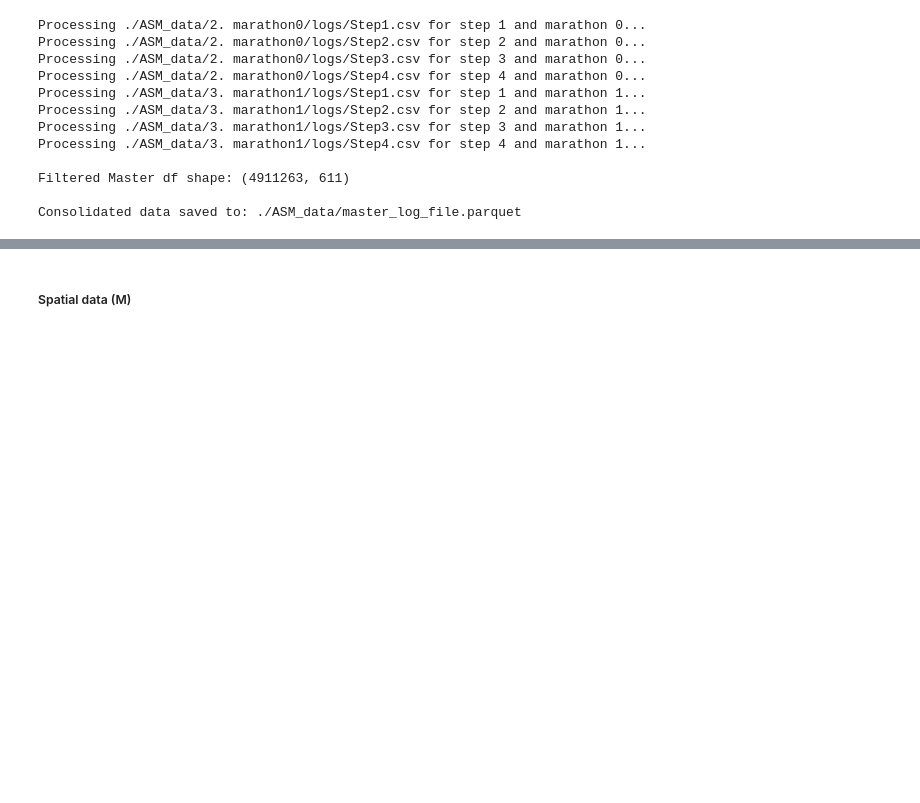
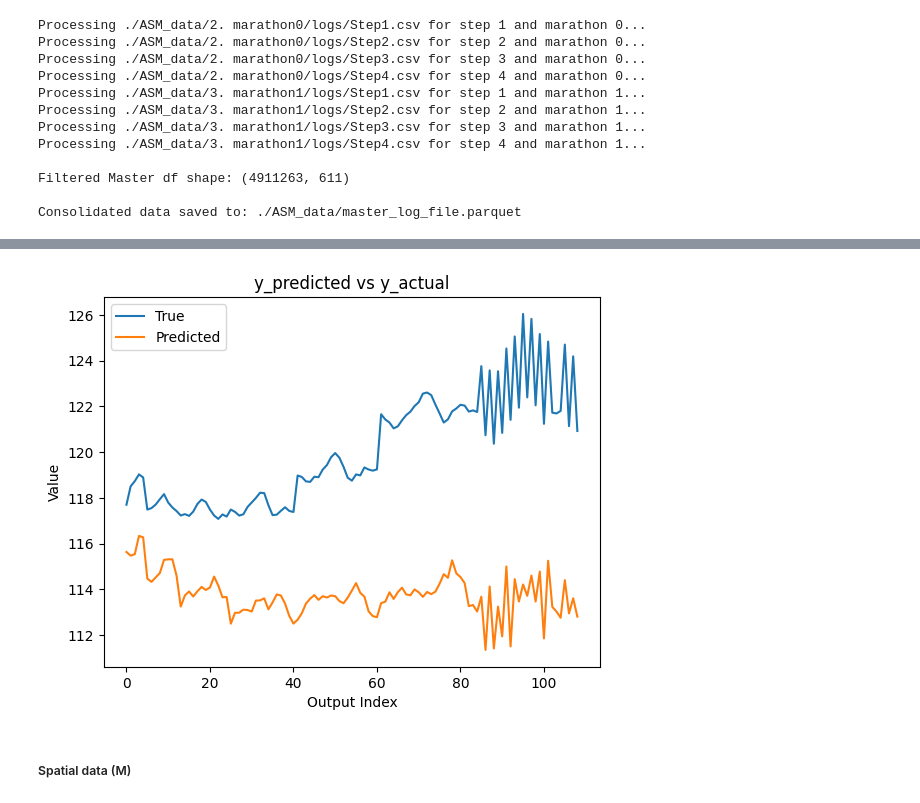
Before and after one commit to abiadf/silofuse_timeseries, a Jupyter notebook: asm_data_wrangling.ipynb, the cells around one changed output, grey strips where cells are left out. Drawn from its saved outputs; the diff is of its cells as text; code cells hidden in the pictures; blank space fills up the shorter version.

```diff
--- a/asm_data_wrangling.ipynb
+++ b/asm_data_wrangling.ipynb
@@ -43,10 +140,7 @@ log_data_file   = "/".join([folder, log_folder, log_file+extension])
 # %%
-"""Load many data files"""
+"""Load LOG data files"""
 
 main_folder = "./ASM_data"
-dict_of_wafer_files = {'file1': {'path': f"{main_folder}/2. marathon0/Wafer performance/Spatial property after step 4.csv", 'marathon': 0},
-                       'file2': {'path': f"{main_folder}/3. marathon1/Wafer performance/Spatial property.csv", 'marathon': 1}}
-
 dict_of_log_files = {'file1': {'path': f"{main_folder}/2. marathon0/logs/Step1.csv", 'step': 1, 'marathon': 0},
                      'file2': {'path': f"{main_folder}/2. marathon0/logs/Step2.csv", 'step': 2, 'marathon': 0},
                      'file3': {'path': f"{main_folder}/2. marathon0/logs/Step3.csv", 'step': 3, 'marathon': 0},
@@ -55,7 +149,6 @@ dict_of_log_files = {'file1': {'path': f"{main_folder}/2. marathon0/logs/Step1.c
                      'file6': {'path': f"{main_folder}/3. marathon1/logs/Step2.csv", 'step': 2, 'marathon': 1},
                      'file7': {'path': f"{main_folder}/3. marathon1/logs/Step3.csv", 'step': 3, 'marathon': 1},
                      'file8': {'path': f"{main_folder}/3. marathon1/logs/Step4.csv", 'step': 4, 'marathon': 1},}
-
 step_col_name = "step_id"
 df_list       = []
 COMMON_ID_COLS= ['Process Time', '#Run']
@@ -105,7 +198,6 @@ for entry in dict_of_log_files.values():
         for col in df.columns
         if col not in COMMON_ID_COLS_MOD + [step_col_name]}
     df = df.rename(rename_mapping)
-
     df_list.append(df)
 
 master_df = pl.concat(df_list, how="diagonal")
@@ -129,14 +221,17 @@ for col in master_df.columns:
     if master_df[col].dtype.is_numeric() and master_df.select(pl.col(col).n_unique()).item() == 1:
         constant_cols.append(col)
 filtered_df = master_df.drop(constant_cols)
+filtered_df = filtered_df.sort("marathon_run")
 
 print(f"\nFiltered Master df shape: {filtered_df.shape}")
 log_df = filtered_df.clone()
 
 # Save to parquet
-saving_location = f"{main_folder}/master_log_file.parquet"
-filtered_df.write_parquet(saving_location)
-print(f"\nConsolidated data saved to: {saving_location}")
+should_we_save = False
+if should_we_save:
+    saving_location = f"{main_folder}/master_log_file.parquet"
+    filtered_df.write_parquet(saving_location)
+    print(f"\nConsolidated data saved to: {saving_location}")
 # %% [output]
 Processing ./ASM_data/2. marathon0/logs/Step1.csv for step 1 and marathon 0...
 Processing ./ASM_data/2. marathon0/logs/Step2.csv for step 2 and marathon 0...
@@ -153,4 +293,6 @@ Consolidated data saved to: ./ASM_data/master_log_file.parquet
 # %%
+# reshaping LOG df to X
+
 print(log_df.columns)
 print(log_df.shape)
 stat_map = {
@@ -167,19 +309,20 @@ exclude_substrings = ['process time', '#run', 'step_id', 'marathon_run']
 allowed_types = {pl.Float64, pl.Float32, pl.Int64, pl.Int32,
                  pl.UInt64, pl.UInt32, pl.Int16, pl.UInt16, pl.Int8, pl.UInt8}
 
-numeric_cols = [
-    c for c in log_df.columns
-    if not any(sub in c.lower() for sub in exclude_substrings)
-    and log_df.schema[c] in allowed_types]
-
+numeric_cols = [c for c in log_df.columns
+                if not any(sub in c.lower() for sub in exclude_substrings)
+                and log_df.schema[c] in allowed_types]
 agg_exprs = []
 for stat_name, func in stat_map.items():
     for col in numeric_cols:
         agg_exprs.append(func(col).alias(f"{col}_{stat_name}"))
 
 result_df = log_df.group_by("marathon_run").agg(agg_exprs)
+print(result_df.shape)
 
-print(result_df.shape)
+filtered_log_df = result_df.filter(
+    pl.col("marathon_run").is_in(y_df["marathon_run"]))
+print(filtered_log_df.shape)
 # %% [output]
 ['Process Time', 'marathon_run', 'step_id', '#Run_step1', 'Common signal_0_step1', 'Common signal_1_step1', 'Common signal_5_step1', 'Common signal_6_step1', 'Common signal_7_step1', 'Common signal_34 ...
 (4911263, 611)
@@ -215,0 +443,12 @@ Process Time Run # Common signal_0 Common signal_1 Common signal_2 Common signal
+# %%
+y_pred_unscaled = y_scaler.inverse_transform(y_pred_cat)
+
+plt.plot(y_full_pd.iloc[0].values, label="True")
+plt.plot(y_pred_unscaled[0], label="Predicted")
+plt.legend()
+plt.title("y_predicted vs y_actual")
+plt.xlabel("Output Index")
+plt.ylabel("Value")
+plt.show()
+# %% [output]
+[figure, added]
```
Also changed, not shown: parts of 12 cells of this notebook, 6 other files.
